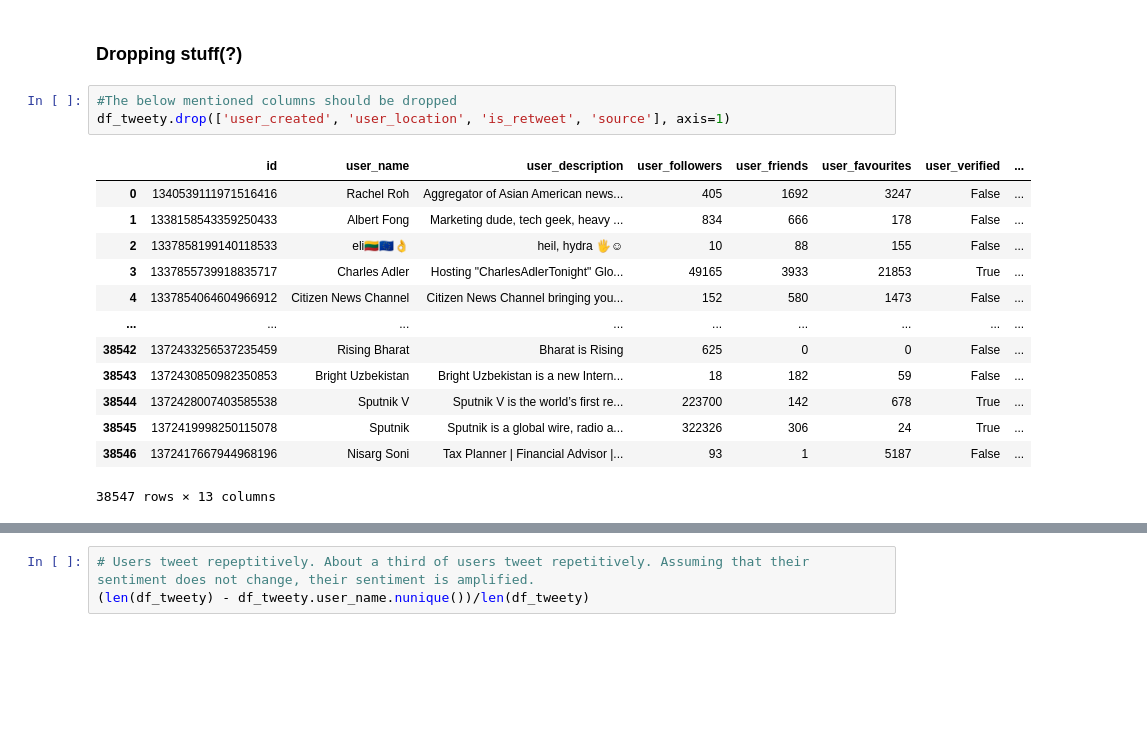
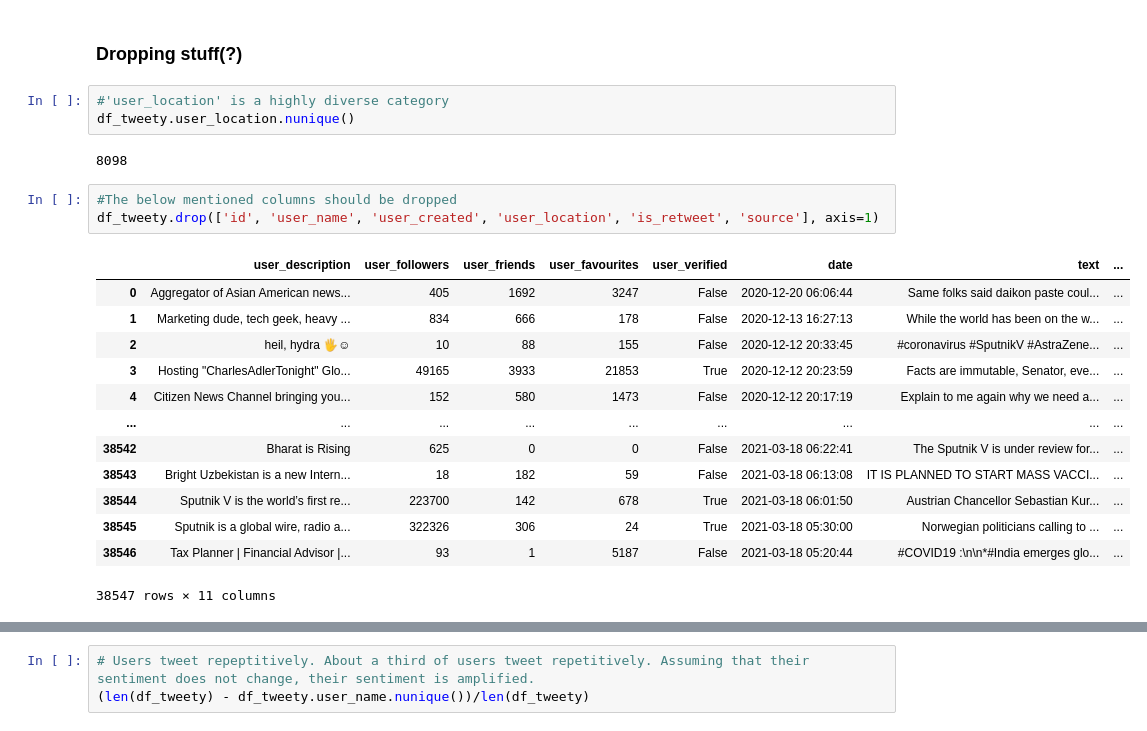
Before and after one commit to BiBa-01/Capstone_Covid, a Jupyter notebook: FirstLookTweety.ipynb, the cells around one changed output, grey strips where cells are left out. Drawn from its saved outputs; the diff is of its cells as text; blank space fills up the shorter version.

Commit message:
Tweets erste Analyse und Bereinigung

```diff
--- a/FirstLookTweety.ipynb
+++ b/FirstLookTweety.ipynb
@@ -140,22 +148,27 @@ day                 object
 dtype: object
 # %% [markdown]
 ### Dropping stuff(?)
+# %%
+#'user_location' is a highly diverse category
+df_tweety.user_location.nunique()
+# %% [output]
+8098
 # %%
 #The below mentioned columns should be dropped
-df_tweety.drop(['user_created', 'user_location', 'is_retweet', 'source'], axis=1)
+df_tweety.drop(['id', 'user_name', 'user_created', 'user_location', 'is_retweet', 'source'], axis=1)
 # %% [output]
-|  | id | user_name | user_description | user_followers | user_friends | user_favourites | user_verified | ... |
-| 0 | 1340539111971516416 | Rachel Roh | Aggregator of Asian American news... | 405 | 1692 | 3247 | False | ... |
-| 1 | 1338158543359250433 | Albert Fong | Marketing dude, tech geek, heavy ... | 834 | 666 | 178 | False | ... |
-| 2 | 1337858199140118533 | eli🇱🇹🇪🇺👌 | heil, hydra 🖐☺ | 10 | 88 | 155 | False | ... |
-| 3 | 1337855739918835717 | Charles Adler | Hosting "CharlesAdlerTonight" Glo... | 49165 | 3933 | 21853 | True | ... |
-| 4 | 1337854064604966912 | Citizen News Channel | Citizen News Channel bringing you... | 152 | 580 | 1473 | False | ... |
+|  | user_description | user_followers | user_friends | user_favourites | user_verified | date | text | ... |
+| 0 | Aggregator of Asian American news... | 405 | 1692 | 3247 | False | 2020-12-20 06:06:44 | Same folks said daikon paste coul... | ... |
+| 1 | Marketing dude, tech geek, heavy ... | 834 | 666 | 178 | False | 2020-12-13 16:27:13 | While the world has been on the w... | ... |
+| 2 | heil, hydra 🖐☺ | 10 | 88 | 155 | False | 2020-12-12 20:33:45 | #coronavirus #SputnikV #AstraZene... | ... |
+| 3 | Hosting "CharlesAdlerTonight" Glo... | 49165 | 3933 | 21853 | True | 2020-12-12 20:23:59 | Facts are immutable, Senator, eve... | ... |
+| 4 | Citizen News Channel bringing you... | 152 | 580 | 1473 | False | 2020-12-12 20:17:19 | Explain to me again why we need a... | ... |
 | ... | ... | ... | ... | ... | ... | ... | ... | ... |
-| 38542 | 1372433256537235459 | Rising Bharat | Bharat is Rising | 625 | 0 | 0 | False | ... |
-| 38543 | 1372430850982350853 | Bright Uzbekistan | Bright Uzbekistan is a new Intern... | 18 | 182 | 59 | False | ... |
-| 38544 | 1372428007403585538 | Sputnik V | Sputnik V is the world’s first re... | 223700 | 142 | 678 | True | ... |
-| 38545 | 1372419998250115078 | Sputnik | Sputnik is a global wire, radio a... | 322326 | 306 | 24 | True | ... |
-| 38546 | 1372417667944968196 | Nisarg Soni | Tax Planner | Financial Advisor |... | 93 | 1 | 5187 | False | ... |
+| 38542 | Bharat is Rising | 625 | 0 | 0 | False | 2021-03-18 06:22:41 | The Sputnik V is under review for... | ... |
+| 38543 | Bright Uzbekistan is a new Intern... | 18 | 182 | 59 | False | 2021-03-18 06:13:08 | IT IS PLANNED TO START MASS VACCI... | ... |
+| 38544 | Sputnik V is the world’s first re... | 223700 | 142 | 678 | True | 2021-03-18 06:01:50 | Austrian Chancellor Sebastian Kur... | ... |
+| 38545 | Sputnik is a global wire, radio a... | 322326 | 306 | 24 | True | 2021-03-18 05:30:00 | Norwegian politicians calling to ... | ... |
+| 38546 | Tax Planner | Financial Advisor |... | 93 | 1 | 5187 | False | 2021-03-18 05:20:44 | #COVID19 :\n\n*#India emerges glo... | ... |
-38547 rows × 13 columns
+38547 rows × 11 columns
 # %%
 #There are duplicates in the text section, however, they ... check if source identical, there are no retweets, maybe duplicates should be removed in order to prevent imbalance
```
Also changed, not shown: parts of 27 cells of this notebook.
